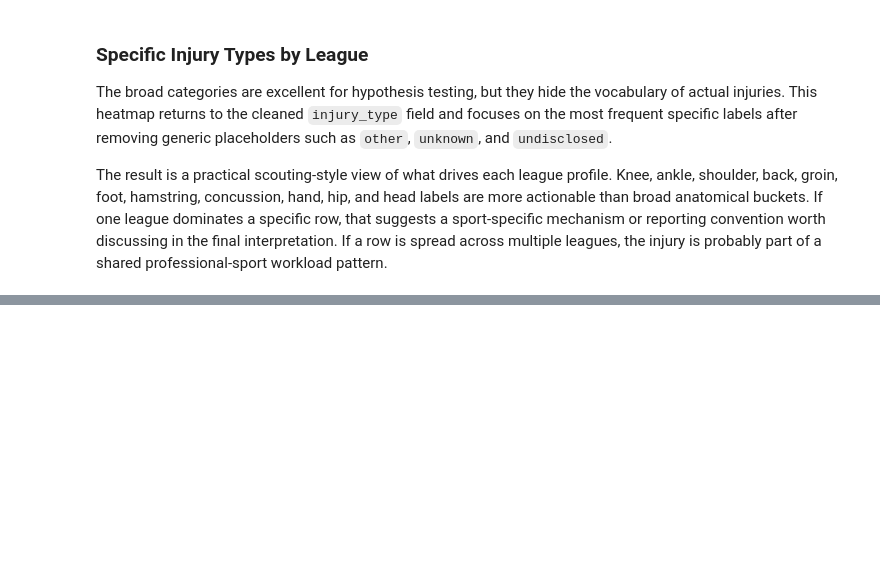
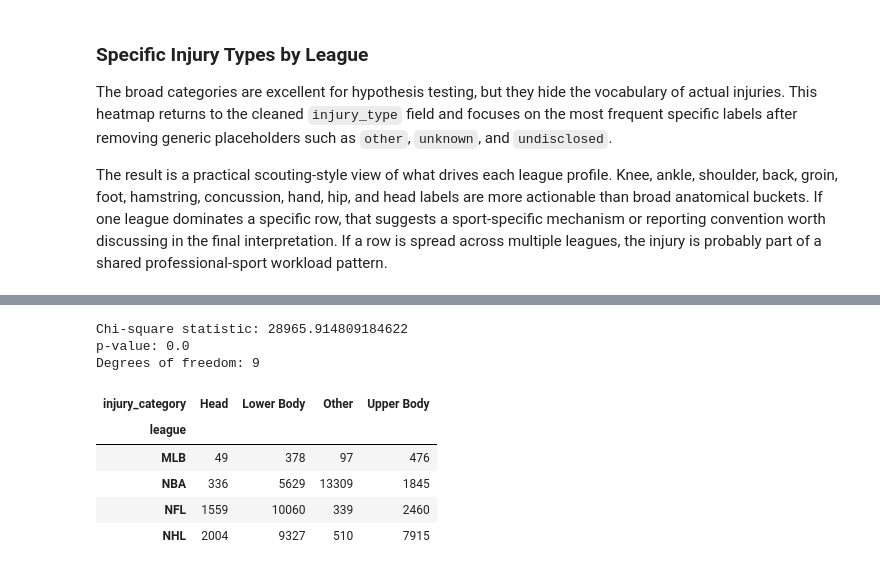
Before and after one commit to PlamenPlamenovStanchev/Data-Science-Final-s-Project, a Jupyter notebook: notebooks/02_analysis.ipynb, the cells around one changed output, grey strips where cells are left out. Saved outputs shown, nothing was run; the diff lists cells and outputs as text; code cells hidden in the pictures; blank space fills up the shorter version.

```diff
--- a/notebooks/02_analysis.ipynb
+++ b/notebooks/02_analysis.ipynb
@@ -376,0 +434,27 @@ The result is a practical scouting-style view of what drives each league profile
+# %%
+category_test_df = df[
+    ~df["injury_category"].isin(["Rest/Non-injury", "Illness", "Unknown"])
+].copy()
+
+contingency_table = pd.crosstab(
+    category_test_df["league"],
+    category_test_df["injury_category"]
+)
+
+chi2, p_value, dof, expected = chi2_contingency(contingency_table)
+
+print("Chi-square statistic:", chi2)
+print("p-value:", p_value)
+print("Degrees of freedom:", dof)
+
+contingency_table
+# %% [output]
+Chi-square statistic: 28965.914809184622
+p-value: 0.0
+Degrees of freedom: 9
+| injury_category | Head | Lower Body | Other | Upper Body |
+| league |  |  |  |  |
+| MLB | 49 | 378 | 97 | 476 |
+| NBA | 336 | 5629 | 13309 | 1845 |
+| NFL | 1559 | 10060 | 339 | 2460 |
+| NHL | 2004 | 9327 | 510 | 7915 |
```
Also changed, not shown: parts of 18 cells of this notebook.
